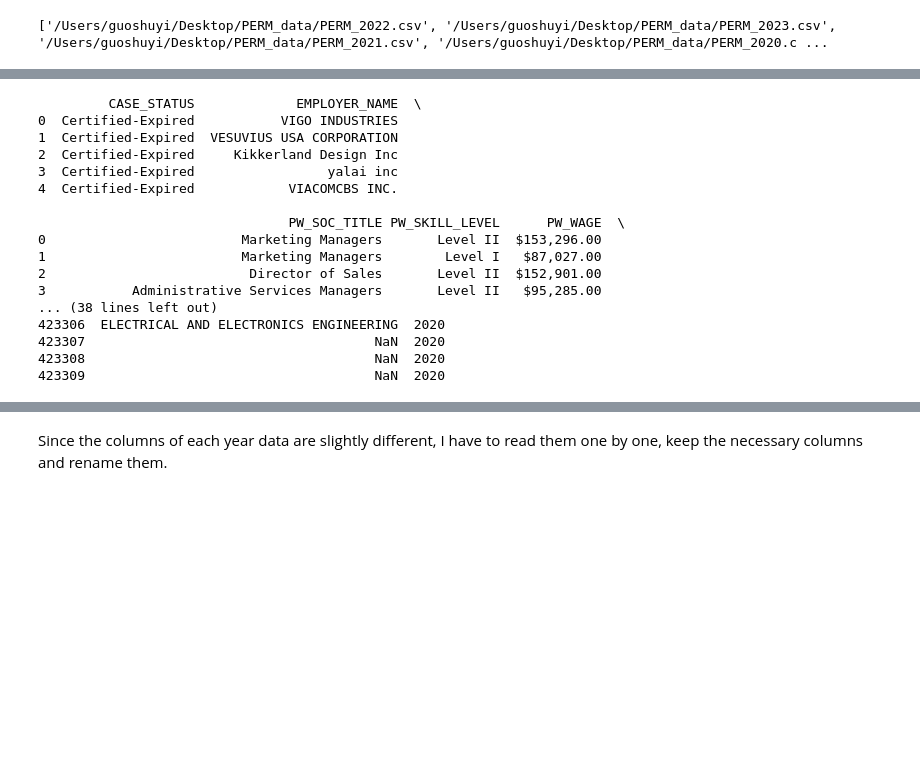
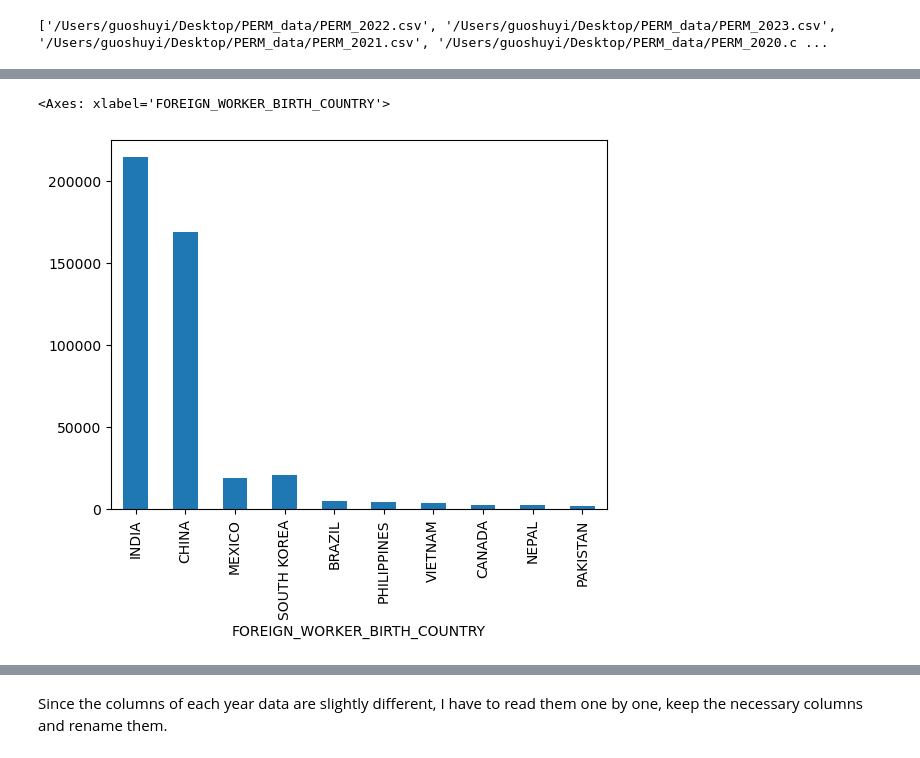
Before and after one commit to Shuyi1011/2024Spr_projects, a Jupyter notebook: final.ipynb, the cells around one changed output, grey strips where cells are left out. Cells and saved outputs as stored; diff of their text form; code cells hidden in the pictures; blank space fills up the shorter version.

Commit message:
update data process tools

```diff
--- a/final.ipynb
+++ b/final.ipynb
@@ -126,0 +156,23 @@ print(qualified_files)
+# %%
+import re
+
+def check_columns(file_path, required_columns):
+    """Check if a file contains the required columns.
+    :param file_path: The file path to check.
+    :param required_columns: A list of required columns."""
+    df = pd.read_csv(file_path, nrows=1)
+    df.columns = [column.lower().replace("_", " ") for column in df.columns]
+    required_columns = [column.lower().replace("_", " ") for column in required_columns]
+    if set(required_columns).issubset(df.columns):
+        return file_path
+# %%
+required_columns = ["CASE_STATUS","EMPLOYER_NAME", 'Job_Info_Work_State',
+                        'PW_JOB_TITLE_9089', 'PW_LEVEL_9089', 'PW_AMOUNT_9089',
+                        'COUNTRY_OF_CITZENSHIP']
+# %%
+qualified_files = []
+for file in file_paths:
+    qualified_file = check_columns(file, required_columns)
+    if qualified_file:
+        qualified_files.append(qualified_file)
+print(qualified_files)
@@ -127,8 +183,12 @@ print(qualified_files)
 # %%
-dfs = {}  # Dictionary to store the DataFrames
+dfs_2020_2023 = {}  # Dictionary to store the DataFrames
 
 for file_path in qualified_files:
     file_name = file_path.split('/')[-1]  # Extract the file name from the file path
     df = pd.read_csv(file_path, usecols= required_columns)  # Read the CSV file into a DataFrame
     df['Year'] = file_name.split('.')[0].split("_")[1]  # Add a new column to store the file name
-    dfs[file_name] = df  # Store the DataFrame in the dictionary with the file name as the key
+    dfs_2020_2023[file_name] = df  # Store the DataFrame in the dictionary with the file name as the key
+
+# Concatenate all the dataframes in the dictionary into a single dataframe
+df_2020_2023 = pd.concat(dfs_2020_2023.values(), ignore_index=True)
+print(df_2020_2023.head())
@@ -138,21 +213,6 @@ df = pd.concat(dfs.values(), ignore_index=True)
-# %%
-print(df.head())
-print(df.tail())
-# %% [output]
-         CASE_STATUS             EMPLOYER_NAME  \
-0  Certified-Expired           VIGO INDUSTRIES
-1  Certified-Expired  VESUVIUS USA CORPORATION
-2  Certified-Expired     Kikkerland Design Inc
-3  Certified-Expired                 yalai inc
-4  Certified-Expired            VIACOMCBS INC.
-
-                                PW_SOC_TITLE PW_SKILL_LEVEL      PW_WAGE  \
-0                         Marketing Managers       Level II  $153,296.00
-1                         Marketing Managers        Level I   $87,027.00
-2                          Director of Sales       Level II  $152,901.00
-3           Administrative Services Managers       Level II   $95,285.00
-... (38 lines left out)
-423306  ELECTRICAL AND ELECTRONICS ENGINEERING  2020
-423307                                     NaN  2020
-423308                                     NaN  2020
-423309                                     NaN  2020
+# %%
+df_2020_2023.groupby("CASE_STATUS").size().plot(kind='bar')
+df_2020_2023[df_2020_2023['CASE_STATUS'] == 'Certified'].groupby("FOREIGN_WORKER_BIRTH_COUNTRY").size().sort_values(ascending=False).head(10).plot(kind='bar')
+# %% [output]
+<Axes: xlabel='FOREIGN_WORKER_BIRTH_COUNTRY'>
+[figure, added]
```
Also changed, not shown: parts of 10 cells of this notebook, 1 other file.
